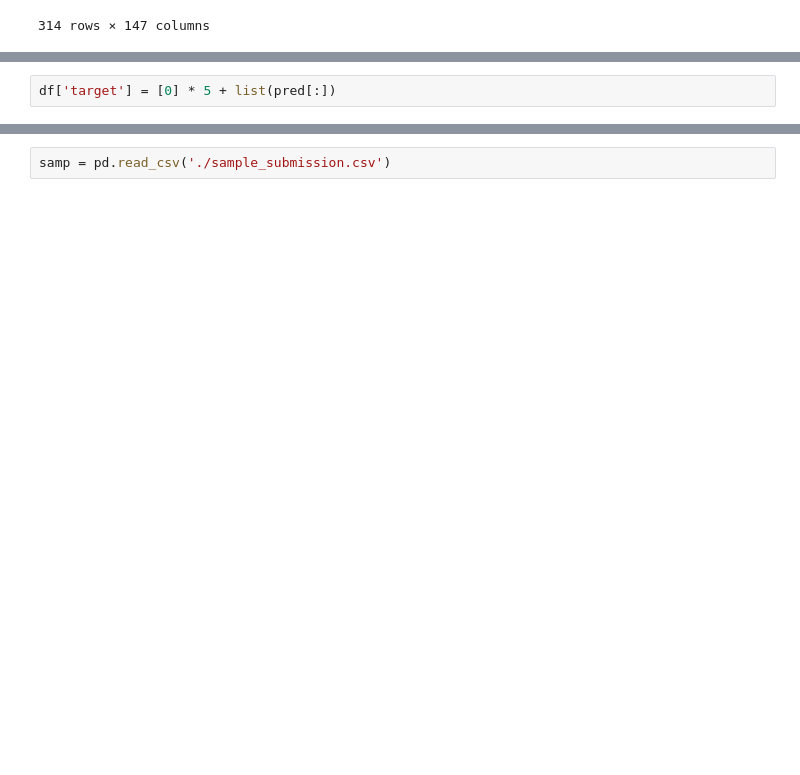
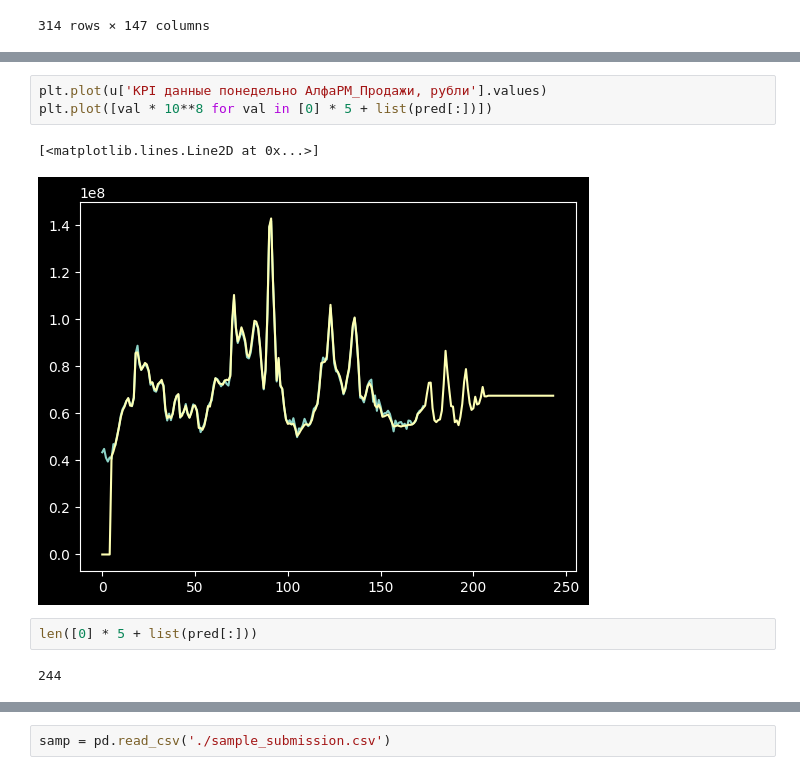
Before and after one commit to Dynamical-LR/DigBreak-MediaWise, a Jupyter notebook: dl-model.ipynb, the cells around one changed output, grey strips where cells are left out. Cells and saved outputs as stored; diff of their text form; blank space fills up the shorter version.

```diff
--- a/dl-model.ipynb
+++ b/dl-model.ipynb
@@ -275,2 +295,10 @@ plt.legend(['Predict', 'Real'])
+# %%
+plt.plot(u['KPI данные понедельно АлфаРМ_Продажи, рубли'].values)
+plt.plot([val * 10**8 for val in [0] * 5 + list(pred[:])])
+# %% [output]
+[<matplotlib.lines.Line2D at 0x...>]
+[figure, added]
 # %%
-df['target'] = [0] * 5 + list(pred[:])
+len([0] * 5 + list(pred[:]))
+# %% [output]
+244
```
Also changed, not shown: parts of 12 cells of this notebook, 1 other file.
